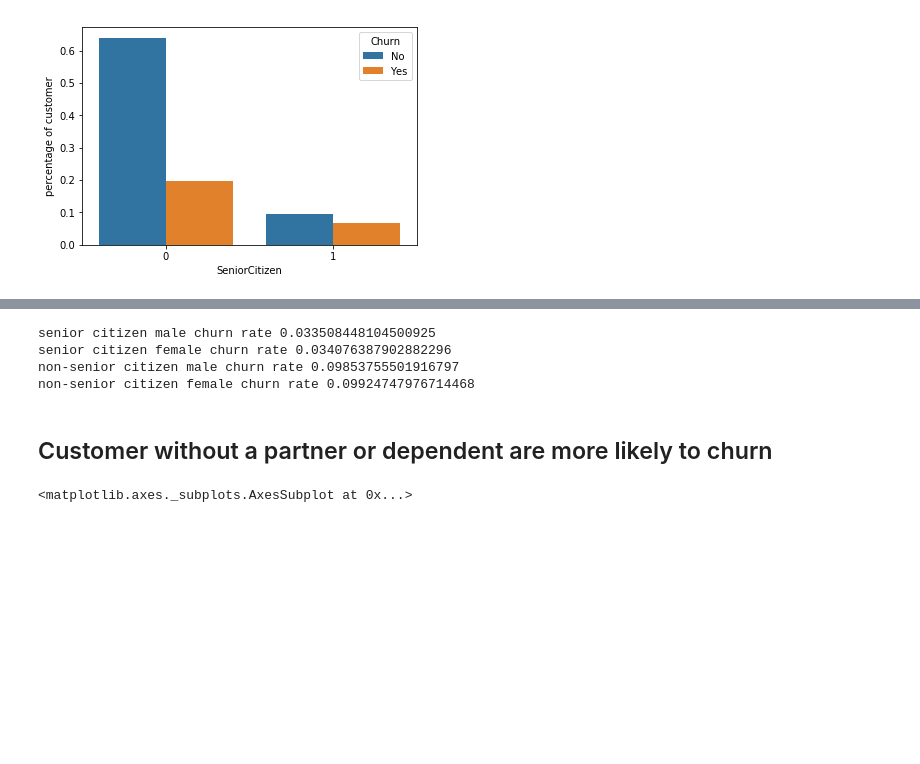
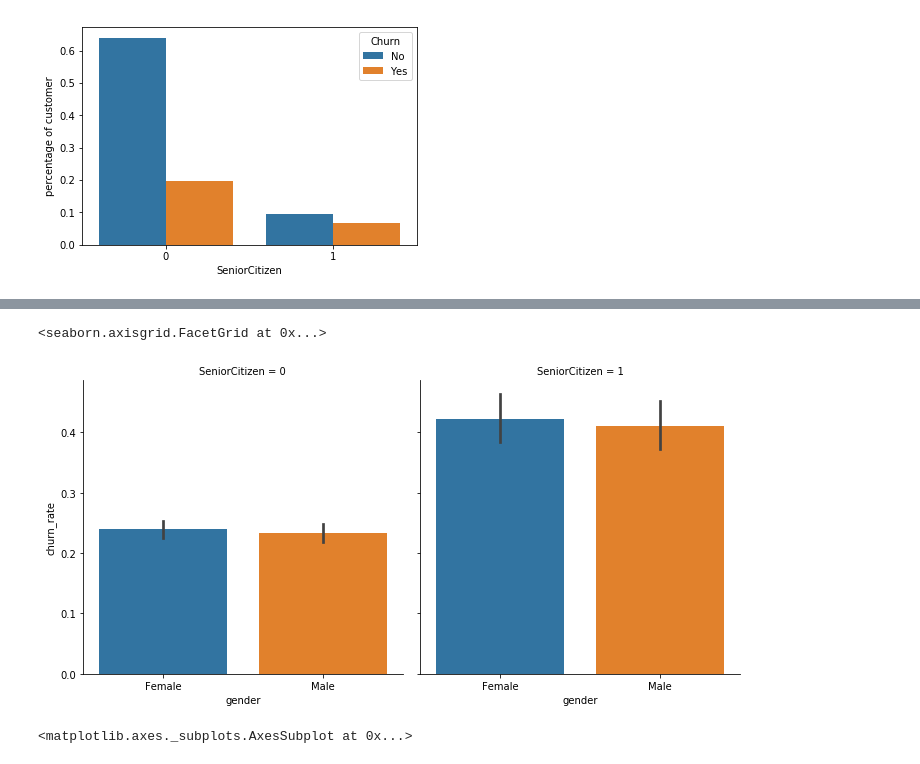
Before and after one commit to wakandan/learning, a Jupyter notebook: data_visualization/Telco_customer_churn.ipynb, the cells around one changed output, grey strips where cells are left out. Cells and saved outputs as stored; diff of their text form; code cells hidden in the pictures; blank space fills up the shorter version.

```diff
--- a/data_visualization/Telco_customer_churn.ipynb
+++ b/data_visualization/Telco_customer_churn.ipynb
@@ -117,15 +121,13 @@ fg.map(sns.pointplot, GENDER, axis_name, palette = "Blues_d", order= ['Female',
+# %%
+sns.catplot(x=GENDER, y='churn_rate', col=SENIOR_CITIZEN, kind='bar', data=df)
+# %% [output]
+<seaborn.axisgrid.FacetGrid at 0x...>
+[figure, added]
 # %%
-print('senior citizen male churn rate', len(df.query(f'{SENIOR_CITIZEN}==1 & {CHURN}=="Yes" & {GENDER}=="Male"'))/len(df))
-print('senior citizen female churn rate', len(df.query(f'{SENIOR_CITIZEN}==1 & {CHURN}=="Yes" & {GENDER}=="Female"'))/len(df))
-print('non-senior citizen male churn rate', len(df.query(f'{SENIOR_CITIZEN}==0 & {CHURN}=="Yes" & {GENDER}=="Male"'))/len(df))
-print('non-senior citizen female churn rate', len(df.query(f'{SENIOR_CITIZEN}==0 & {CHURN}=="Yes" & {GENDER}=="Female"'))/len(df))
+print('senior citizen churn rate', len(df.query(f'{SENIOR_CITIZEN}==1 & {CHURN}=="Yes"'))/ \
+      len(df.query(f'{SENIOR_CITIZEN}==1')))
+print('non-senior citizen churn rate', len(df.query(f'{SENIOR_CITIZEN}==0 & {CHURN}=="Yes"'))/ \
+      len(df.query(f'{SENIOR_CITIZEN}==0')))
-# %% [output]
-senior citizen male churn rate 0.033508448104500925
-senior citizen female churn rate 0.034076387902882296
-non-senior citizen male churn rate 0.09853755501916797
-non-senior citizen female churn rate 0.09924747976714468
-# %% [markdown]
-## Customer without a partner or dependent are more likely to churn
 # %%
 fig, axis = plt.subplots(1, 2, figsize=(12, 4))
 plt.subplot(1, 2, 1)
```
Also changed, not shown: parts of 27 cells of this notebook, 13 other files.
